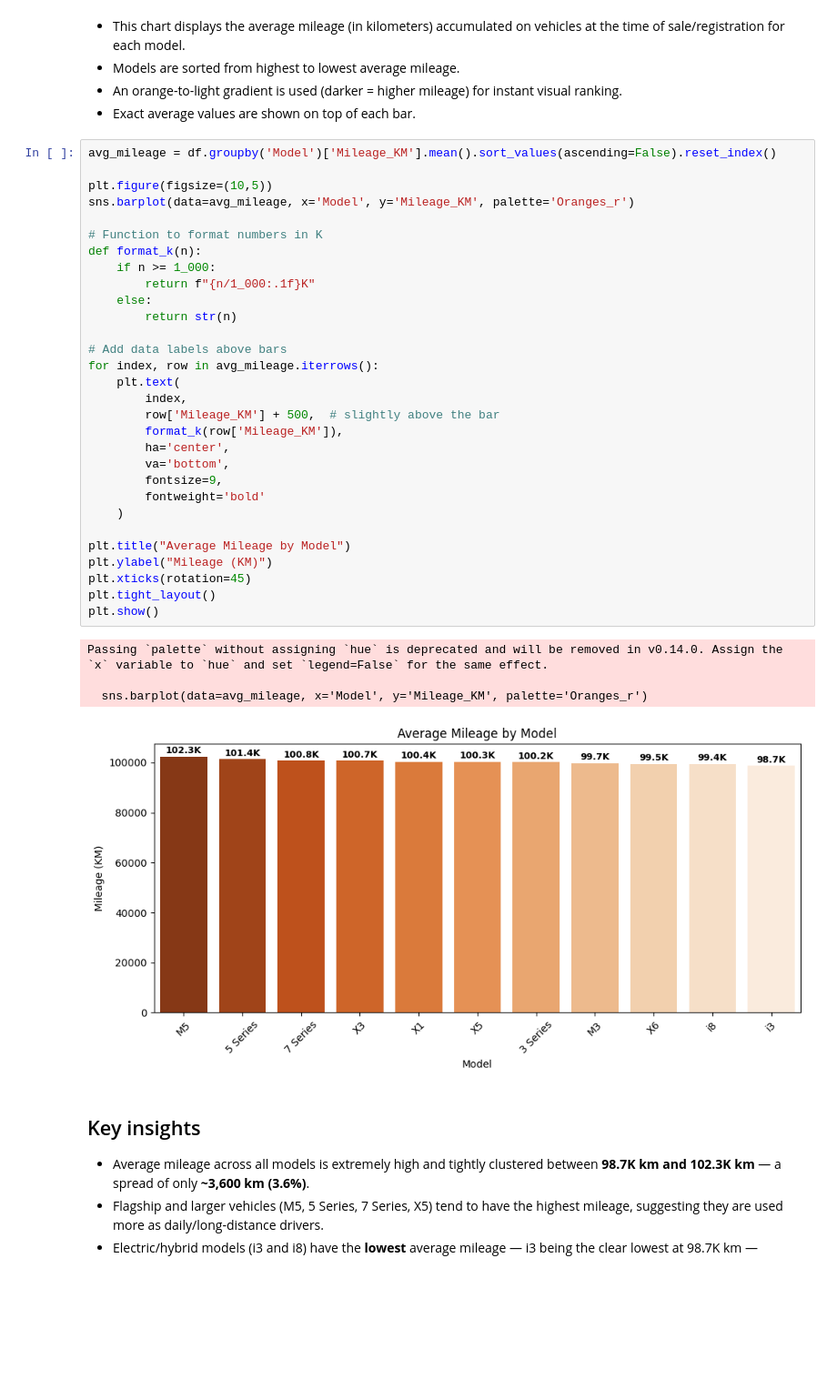
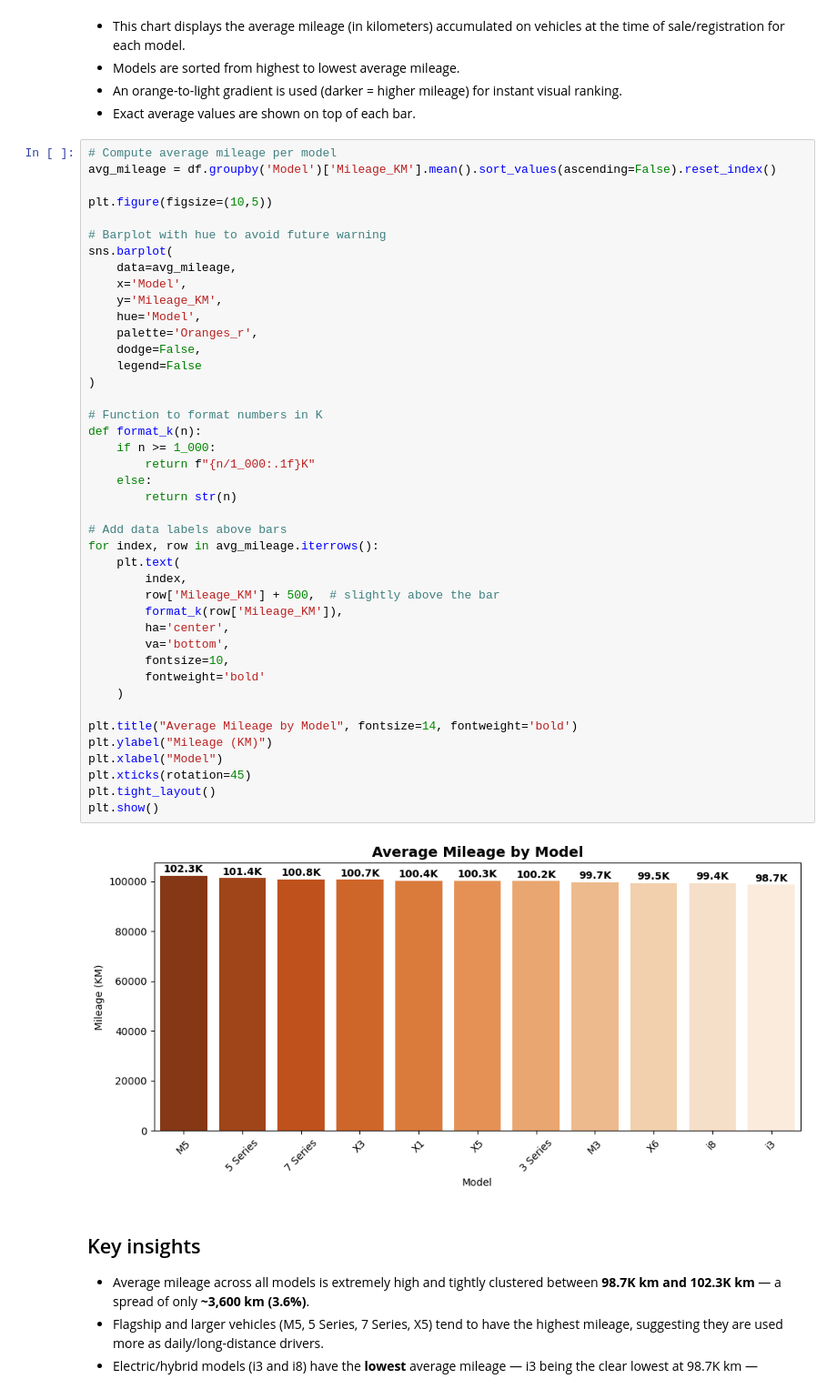
Before and after one commit to Hossam445/Car_Sales_EDA, a Jupyter notebook: Car_Sales_EDA.ipynb, the cells around one changed output. Shown: that part at 91% size. Saved outputs shown, nothing was run; the diff lists cells and outputs as text; blank space fills up the shorter version.

```diff
--- a/Car_Sales_EDA.ipynb
+++ b/Car_Sales_EDA.ipynb
@@ -317,40 +337,49 @@ Passing `palette` without assigning `hue` is deprecated and will be removed in v
 - An orange-to-light gradient is used (darker = higher mileage) for instant visual ranking.
 - Exact average values are shown on top of each bar.
 # %%
+# Compute average mileage per model
 avg_mileage = df.groupby('Model')['Mileage_KM'].mean().sort_values(ascending=False).reset_index()
 
 plt.figure(figsize=(10,5))
-sns.barplot(data=avg_mileage, x='Model', y='Mileage_KM', palette='Oranges_r')
+
+# Barplot with hue to avoid future warning
+sns.barplot(
+    data=avg_mileage,
+    x='Model',
+    y='Mileage_KM',
+    hue='Model',
+    palette='Oranges_r',
+    dodge=False,
+    legend=False
+)
 
 # Function to format numbers in K
 def format_k(n):
     if n >= 1_000:
         return f"{n/1_000:.1f}K"
     else:
         return str(n)
 
 # Add data labels above bars
 for index, row in avg_mileage.iterrows():
     plt.text(
         index,
         row['Mileage_KM'] + 500,  # slightly above the bar
         format_k(row['Mileage_KM']),
         ha='center',
         va='bottom',
-        fontsize=9,
+        fontsize=10,
         fontweight='bold'
     )
 
-plt.title("Average Mileage by Model")
+plt.title("Average Mileage by Model", fontsize=14, fontweight='bold')
 plt.ylabel("Mileage (KM)")
+plt.xlabel("Model")
 plt.xticks(rotation=45)
 plt.tight_layout()
 plt.show()
 # %% [output]
-Passing `palette` without assigning `hue` is deprecated and will be removed in v0.14.0. Assign the `x` variable to `hue` and set `legend=False` for the same effect.
-
-  sns.barplot(data=avg_mileage, x='Model', y='Mileage_KM', palette='Oranges_r')
-[figure, old version]
+[figure, new version]
 # %% [markdown]
 ## Key insights
 - Average mileage across all models is extremely high and tightly clustered between **98.7K km and 102.3K km** — a spread of only **~3,600 km (3.6%)**.
```
Also changed, not shown: parts of 4 cells of this notebook.
